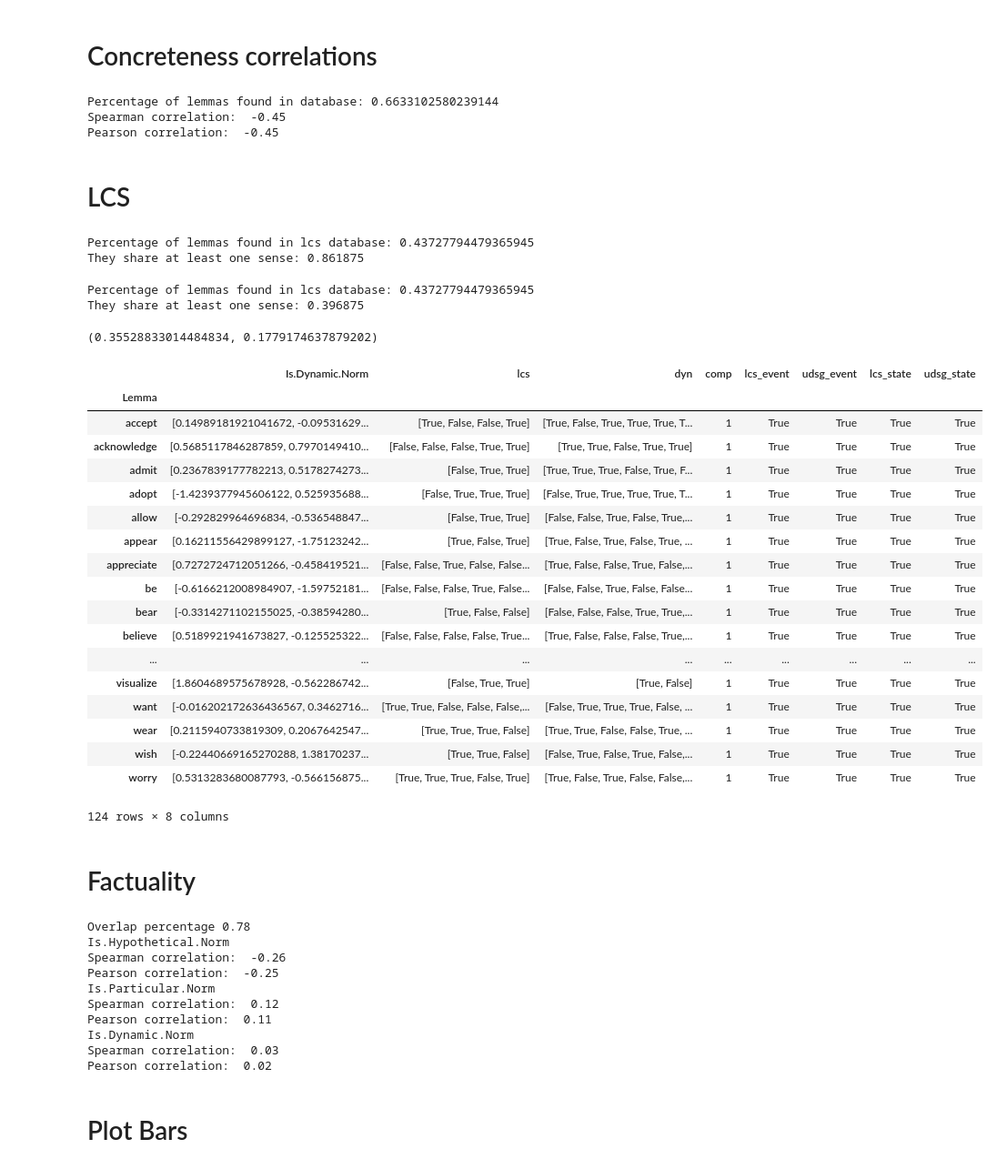
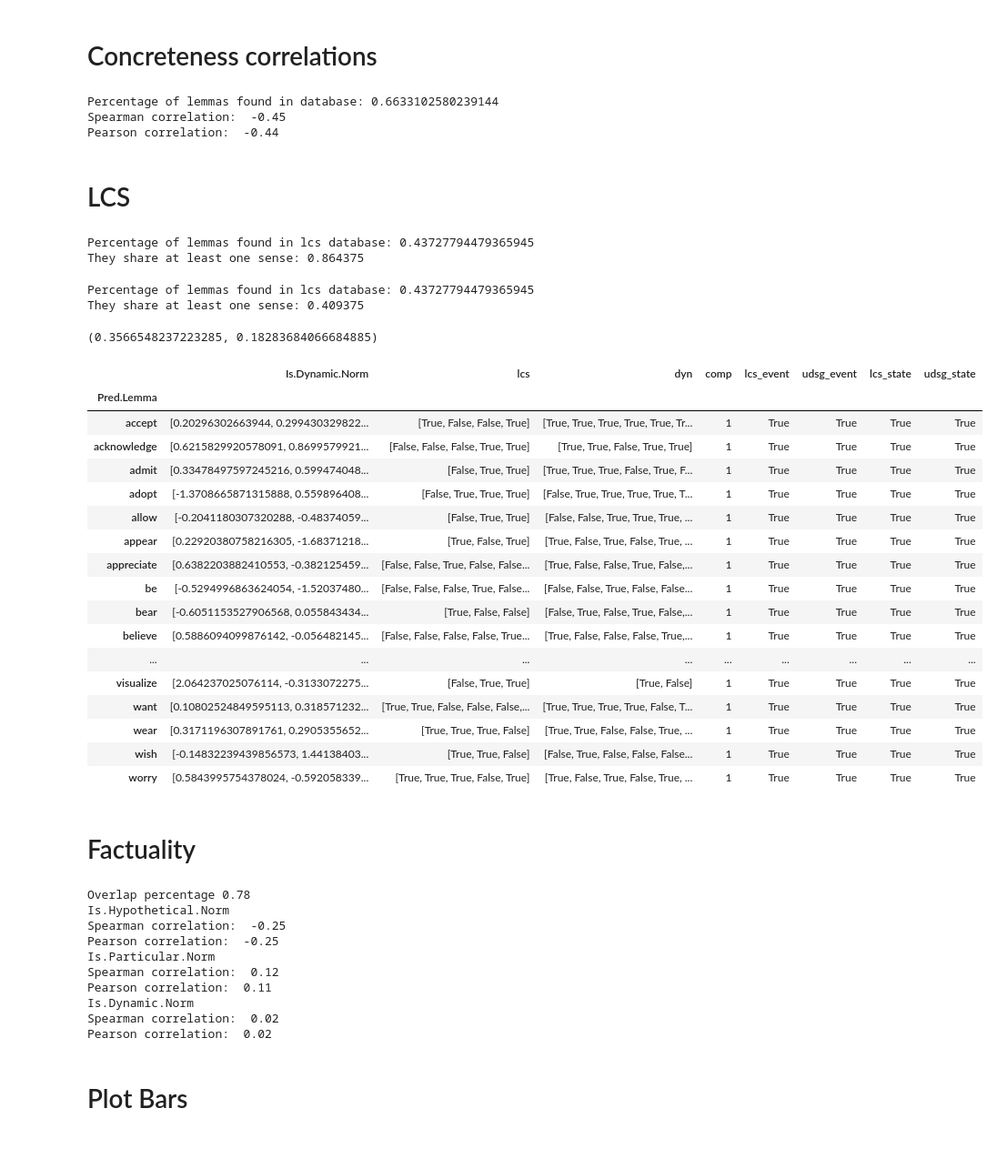
Before and after one commit to mdheller/factslab-python, a Jupyter notebook: bin/genericity_analysis.ipynb, the cells around one changed output. Shown at 91% size. Saved outputs shown, nothing was run; the diff lists cells and outputs as text; code cells hidden in the pictures.

Commit message:
More analyses, bin file modified to handle 1-indexing in analysis

```diff
--- a/bin/genericity_analysis.ipynb
+++ b/bin/genericity_analysis.ipynb
@@ -23,16 +23,16 @@ pd.set_option('display.max_colwidth', -1)
 # Load the data
 # %%
 attributes_pred = ['Is.Particular.Norm', 'Is.Hypothetical.Norm', 'Is.Dynamic.Norm']
-pred_datafile = home + "/Research/protocols/data/pred_raw_data_norm_122218.tsv"
+pred_datafile = home + "/Research/protocols/data/pred_raw_data_norm_012919.tsv"
 pred_data = pd.read_csv(pred_datafile, sep="\t")
 pred_data = pred_data[pred_data['Split'].isin(['train', 'dev'])]
 pred_data_unq = pred_data.groupby('Unique.ID', as_index=False).apply(lambda x: dev_mode_group(x, attributes_pred, type="regression")).reset_index(drop=True)
-print("Predicate train + dev data unique shape", pred_data.shape)
+print("Predicate train + dev data unique shape", pred_data_unq.shape)
 
 attributes_arg = ['Is.Particular.Norm', 'Is.Kind.Norm', 'Is.Abstract.Norm']
-arg_datafile = home + "/Research/protocols/data/noun_raw_data_norm_122218.tsv"
+arg_datafile = home + "/Research/protocols/data/noun_raw_data_norm_012919.tsv"
 arg_data = pd.read_csv(arg_datafile, sep="\t")
 arg_data = arg_data[arg_data['Split'].isin(['train', 'dev'])]
 arg_data_unq = arg_data.groupby('Unique.ID', as_index=False).apply(lambda x: dev_mode_group(x, attributes_arg, type="regression")).reset_index(drop=True)
-print("Argument train + dev data unique shape", arg_data.shape)
+print("Argument train + dev data unique shape", arg_data_unq.shape)
 # %% [output]
@@ -61,8 +47,8 @@ path = home + "/Research/protocols/data/concreteness.tsv"
 conc = pd.read_csv(path, sep="\t")
 list_of_lemmas = conc['Word'].values.tolist()
 
-abs_conc = conc_data.groupby('Lemma')['Is.Abstract.Norm'].mean().to_frame().reset_index()
-abs_conc['conc'] = abs_conc['Lemma'].map(lambda x: (conc[conc['Word'] == x.lower()]['Conc.M']).values[0] if x.lower() in list_of_lemmas else -1)
+abs_conc = conc_data.groupby('Arg.Lemma')['Is.Abstract.Norm'].mean().to_frame().reset_index()
+abs_conc['conc'] = abs_conc['Arg.Lemma'].map(lambda x: (conc[conc['Word'] == x.lower()]['Conc.M']).values[0] if x.lower() in list_of_lemmas else -1)
 
 ini = len(abs_conc)
 abs_conc = abs_conc[abs_conc['conc'] != -1]
@@ -72,7 +58,7 @@ print("Pearson correlation: ", np.round(pearsonr(abs_conc['Is.Abstract.Norm'].va
 # %% [output]
 Percentage of lemmas found in database: 0.6633102580239144
 Spearman correlation:  -0.45
-Pearson correlation:  -0.45
+Pearson correlation:  -0.44
 # %% [markdown]
 # LCS
 # %%
@@ -81,11 +67,11 @@ lcs = LexicalConceptualStructureLexicon(path)
 
 lcs_data = pred_data_unq.copy()
 
-dyn_lcs = lcs_data.groupby('Lemma')['Is.Dynamic.Norm'].apply(list).to_frame().reset_index()
-dyn_lcs['lcs'] = dyn_lcs['Lemma'].map(lambda x: lcs.eventive(x.lower()) if x.lower() in lcs.verbs else -1)
+dyn_lcs = lcs_data.groupby('Pred.Lemma')['Is.Dynamic.Norm'].apply(list).to_frame().reset_index()
+dyn_lcs['lcs'] = dyn_lcs['Pred.Lemma'].map(lambda x: lcs.eventive(x.lower()) if x.lower() in lcs.verbs else -1)
 num_of_lemmas = len(dyn_lcs)
 dyn_lcs = dyn_lcs[dyn_lcs['lcs'] != -1]
-dyn_lcs.set_index('Lemma', inplace=True)
+dyn_lcs.set_index('Pred.Lemma', inplace=True)
 dyn_lcs['dyn'] = dyn_lcs['Is.Dynamic.Norm'].apply(lambda x: [a > 0 for a in x])
 dyn_lcs['comp'] = dyn_lcs.apply(lambda x: 1 if set(x['dyn']).intersection(set(x['lcs'])) else 0, axis=1)
 
@@ -93,7 +79,7 @@ print("Percentage of lemmas found in lcs database:", len(dyn_lcs) / num_of_lemma
 print("They share at least one sense:", sum(dyn_lcs['comp']) / len(dyn_lcs))
 # %% [output]
 Percentage of lemmas found in lcs database: 0.43727794479365945
-They share at least one sense: 0.861875
+They share at least one sense: 0.864375
 # %%
 dyn_lcs['comp'] = dyn_lcs.apply(lambda x: 1 if set(x['dyn']).issubset(set(x['lcs'])) else 0, axis=1)
 
@@ -101,7 +87,7 @@ print("Percentage of lemmas found in lcs database:", len(dyn_lcs) / num_of_lemma
 print("They share at least one sense:", sum(dyn_lcs['comp']) / len(dyn_lcs))
 # %% [output]
 Percentage of lemmas found in lcs database: 0.43727794479365945
-They share at least one sense: 0.396875
+They share at least one sense: 0.409375
 # %%
 from sklearn.metrics import matthews_corrcoef
 
@@ -113,29 +99,29 @@ dyn_lcs['udsg_state'] = dyn_lcs['dyn'].map(lambda x: False in x)
 
 (dyn_lcs['lcs_event']==dyn_lcs['udsg_event']).sum()/num_of_lemmas, (dyn_lcs['lcs_state']==dyn_lcs['udsg_state']).sum()/num_of_lemmas
 # %% [output]
-(0.35528833014484834, 0.1779174637879202)
+(0.3566548237223285, 0.18283684066684885)
 # %%
+pd.set_option('display.max_rows', 100000)
 display(dyn_lcs[(dyn_lcs['lcs_event']==True) & (dyn_lcs['udsg_event']==True) & (dyn_lcs['lcs_state']==True) & (dyn_lcs['udsg_state']==True)])
 # %% [output]
 |  | Is.Dynamic.Norm | lcs | dyn | comp | lcs_event | udsg_event | lcs_state | udsg_state |
-| Lemma |  |  |  |  |  |  |  |  |
-| accept | [0.14989181921041672, -0.09531629... | [True, False, False, True] | [True, False, True, True, True, T... | 1 | True | True | True | True |
-| acknowledge | [0.5685117846287859, 0.7970149410... | [False, False, False, True, True] | [True, True, False, True, True] | 1 | True | True | True | True |
-| admit | [0.2367839177782213, 0.5178274273... | [False, True, True] | [True, True, True, False, True, F... | 1 | True | True | True | True |
-| adopt | [-1.4239377945606122, 0.525935688... | [False, True, True, True] | [False, True, True, True, True, T... | 1 | True | True | True | True |
-| allow | [-0.292829964696834, -0.536548847... | [False, True, True] | [False, False, True, False, True,... | 1 | True | True | True | True |
-| appear | [0.16211556429899127, -1.75123242... | [True, False, True] | [True, False, True, False, True, ... | 1 | True | True | True | True |
-| appreciate | [0.7272724712051266, -0.458419521... | [False, False, True, False, False... | [True, False, False, True, False,... | 1 | True | True | True | True |
-| be | [-0.6166212008984907, -1.59752181... | [False, False, False, True, False... | [False, False, True, False, False... | 1 | True | True | True | True |
-| bear | [-0.3314271102155025, -0.38594280... | [True, False, False] | [False, False, False, True, True,... | 1 | True | True | True | True |
-| believe | [0.5189921941673827, -0.125525322... | [False, False, False, False, True... | [True, False, False, False, True,... | 1 | True | True | True | True |
+| Pred.Lemma |  |  |  |  |  |  |  |  |
+| accept | [0.20296302663944, 0.299430329822... | [True, False, False, True] | [True, True, True, True, True, Tr... | 1 | True | True | True | True |
+| acknowledge | [0.6215829920578091, 0.8699579921... | [False, False, False, True, True] | [True, True, False, True, True] | 1 | True | True | True | True |
+| admit | [0.33478497597245216, 0.599474048... | [False, True, True] | [True, True, True, False, True, F... | 1 | True | True | True | True |
+| adopt | [-1.3708665871315888, 0.559896408... | [False, True, True, True] | [False, True, True, True, True, T... | 1 | True | True | True | True |
+| allow | [-0.2041180307320288, -0.48374059... | [False, True, True] | [False, False, True, True, True, ... | 1 | True | True | True | True |
+| appear | [0.22920380758216305, -1.68371218... | [True, False, True] | [True, False, True, False, True, ... | 1 | True | True | True | True |
+| appreciate | [0.6382203882410553, -0.382125459... | [False, False, True, False, False... | [True, False, False, True, False,... | 1 | True | True | True | True |
+| be | [-0.5294996863624054, -1.52037480... | [False, False, False, True, False... | [False, False, True, False, False... | 1 | True | True | True | True |
+| bear | [-0.6051153527906568, 0.055843434... | [True, False, False] | [False, True, False, True, False,... | 1 | True | True | True | True |
+| believe | [0.5886094099876142, -0.056482145... | [False, False, False, False, True... | [True, False, False, False, True,... | 1 | True | True | True | True |
 | ... | ... | ... | ... | ... | ... | ... | ... | ... |
-| visualize | [1.8604689575678928, -0.562286742... | [False, True, True] | [True, False] | 1 | True | True | True | True |
-| want | [-0.016202172636436567, 0.3462716... | [True, True, False, False, False,... | [False, True, True, True, False, ... | 1 | True | True | True | True |
-| wear | [0.2115940733819309, 0.2067642547... | [True, True, True, False] | [True, True, False, False, True, ... | 1 | True | True | True | True |
-| wish | [-0.22440669165270288, 1.38170237... | [True, True, False] | [False, True, False, True, False,... | 1 | True | True | True | True |
-| worry | [0.5313283680087793, -0.566156875... | [True, True, True, False, True] | [True, False, True, False, False,... | 1 | True | True | True | True |
+| visualize | [2.064237025076114, -0.3133072275... | [False, True, True] | [True, False] | 1 | True | True | True | True |
+| want | [0.10802524849595113, 0.318571232... | [True, True, False, False, False,... | [True, True, True, True, False, T... | 1 | True | True | True | True |
+| wear | [0.3171196307891761, 0.2905355652... | [True, True, True, False] | [True, True, False, False, True, ... | 1 | True | True | True | True |
+| wish | [-0.14832239439856573, 1.44138403... | [True, True, False] | [False, True, False, False, False... | 1 | True | True | True | True |
+| worry | [0.5843995754378024, -0.592058339... | [True, True, True, False, True] | [True, False, True, False, True, ... | 1 | True | True | True | True |
-124 rows × 8 columns
 # %% [markdown]
 # Factuality
 # %%
@@ -144,11 +130,11 @@ fact_data = pd.read_csv(datafile_, sep="\t")
 
 pred_data_f = pred_data_unq.copy()
 pred_data_f['Sentence.ID'] = pred_data_f['Sentence.ID'].str.replace('sent_', '', regex=False)
-pred_data_f['Unique.ID'] = pred_data_f.apply(lambda x: str(x['Sentence.ID']) + "_" + str(x["Root.Token"]), axis=1)
+pred_data_f['Unique.ID'] = pred_data_f.apply(lambda x: str(x['Sentence.ID']) + "_" + str(x["Pred.Token"]), axis=1)
 pred_data_f = pred_data_f.groupby('Unique.ID', as_index=False).apply(lambda x: dev_mode_group(x, attributes_pred, type="regression")).reset_index(drop=True)
 
 fact_data = fact_data[fact_data['Split'].isin(['train', 'dev'])]
-fact_data['Unique.ID'] = fact_data.apply(lambda x: str(x['Sentence.ID']) + "_" + str(x["Pred.Token"] - 1), axis=1)
+fact_data['Unique.ID'] = fact_data.apply(lambda x: str(x['Sentence.ID']) + "_" + str(x["Pred.Token"]), axis=1)
 fact_data = fact_data.groupby('Unique.ID', as_index=False).mean().reset_index(drop=True)
 
 hyp_fact = pred_data_f.loc[:, ['Unique.ID', 'Is.Hypothetical.Norm', 'Is.Particular.Norm', 'Is.Dynamic.Norm']]
@@ -164,13 +150,13 @@ for attr in ['Is.Hypothetical.Norm', 'Is.Particular.Norm', 'Is.Dynamic.Norm']:
 # %% [output]
 Overlap percentage 0.78
 Is.Hypothetical.Norm
-Spearman correlation:  -0.26
+Spearman correlation:  -0.25
 Pearson correlation:  -0.25
 Is.Particular.Norm
 Spearman correlation:  0.12
 Pearson correlation:  0.11
 Is.Dynamic.Norm
-Spearman correlation:  0.03
+Spearman correlation:  0.02
 Pearson correlation:  0.02
 # %% [markdown]
 # Plot Bars
```
Also changed, not shown: parts of 23 cells of this notebook, 1 other file.
